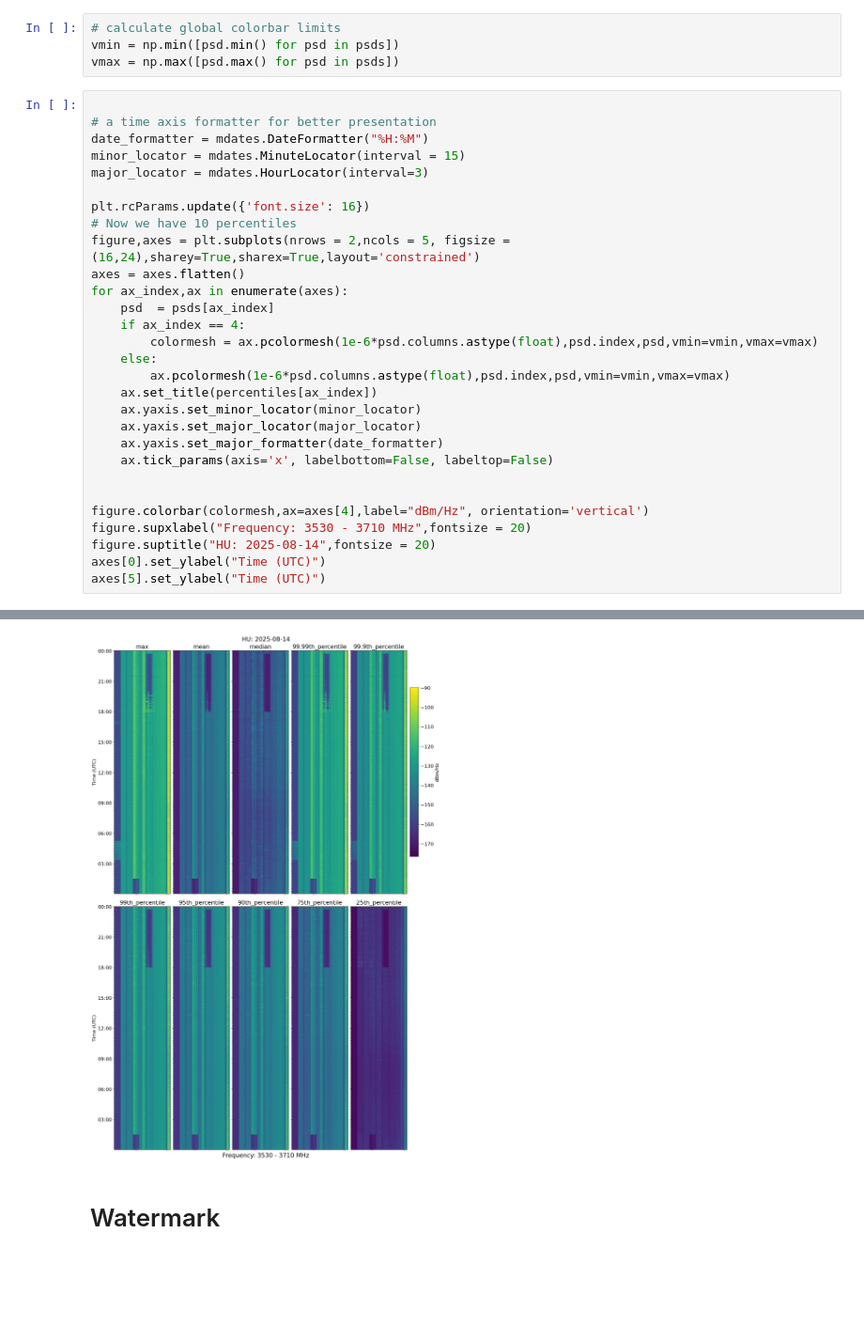
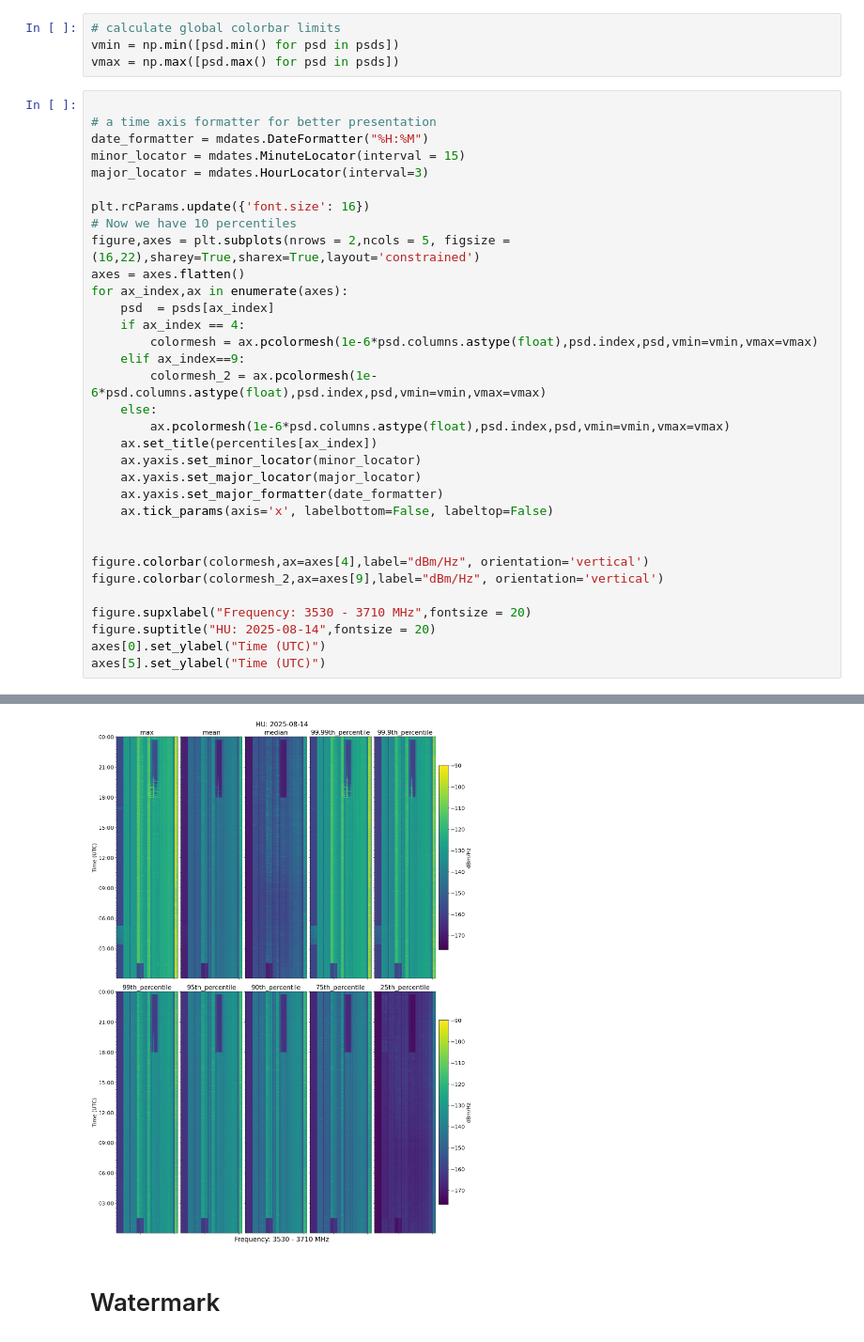
Before and after one commit to usnistgov/nasctn-sea-visualization, a Jupyter notebook: examples/Example_Comparing_PSDs.ipynb, the cells around one changed output, grey strips where cells are left out. Shown at 94% size. Saved outputs shown, nothing was run; the diff lists cells and outputs as text; blank space fills up the shorter version.

Commit message:
update pfp plot

```diff
--- a/examples/Example_Comparing_PSDs.ipynb
+++ b/examples/Example_Comparing_PSDs.ipynb
@@ -36,35 +36,39 @@ vmax = np.max([psd.max() for psd in psds])
 # %%
 
 # a time axis formatter for better presentation
 date_formatter = mdates.DateFormatter("%H:%M")
 minor_locator = mdates.MinuteLocator(interval = 15)
 major_locator = mdates.HourLocator(interval=3)
 
 plt.rcParams.update({'font.size': 16})
 # Now we have 10 percentiles
-figure,axes = plt.subplots(nrows = 2,ncols = 5, figsize = (16,24),sharey=True,sharex=True,layout='constrained')
+figure,axes = plt.subplots(nrows = 2,ncols = 5, figsize = (16,22),sharey=True,sharex=True,layout='constrained')
 axes = axes.flatten()
 for ax_index,ax in enumerate(axes):
     psd  = psds[ax_index]
     if ax_index == 4:
         colormesh = ax.pcolormesh(1e-6*psd.columns.astype(float),psd.index,psd,vmin=vmin,vmax=vmax)
+    elif ax_index==9:
+        colormesh_2 = ax.pcolormesh(1e-6*psd.columns.astype(float),psd.index,psd,vmin=vmin,vmax=vmax)
     else:
         ax.pcolormesh(1e-6*psd.columns.astype(float),psd.index,psd,vmin=vmin,vmax=vmax)
     ax.set_title(percentiles[ax_index])
     ax.yaxis.set_minor_locator(minor_locator)
     ax.yaxis.set_major_locator(major_locator)
     ax.yaxis.set_major_formatter(date_formatter)
     ax.tick_params(axis='x', labelbottom=False, labeltop=False)
 
 
 figure.colorbar(colormesh,ax=axes[4],label="dBm/Hz", orientation='vertical')
+figure.colorbar(colormesh_2,ax=axes[9],label="dBm/Hz", orientation='vertical')
+
 figure.supxlabel("Frequency: 3530 - 3710 MHz",fontsize = 20)
 figure.suptitle("HU: 2025-08-14",fontsize = 20)
 axes[0].set_ylabel("Time (UTC)")
 axes[5].set_ylabel("Time (UTC)")
 # %% [output]
 Text(0, 0.5, 'Time (UTC)')
-[figure, old version]
+[figure, new version]
 # %% [markdown]
 # Watermark
 # %%
```
Also changed, not shown: 3 other files.
